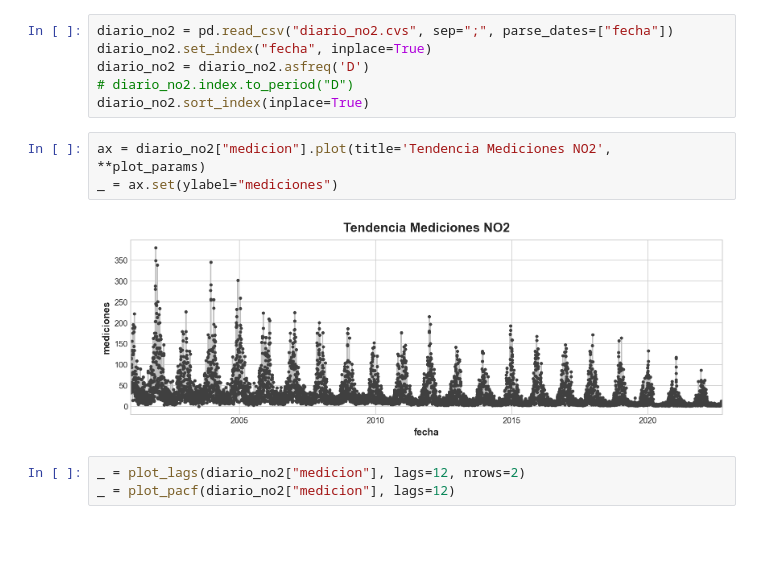
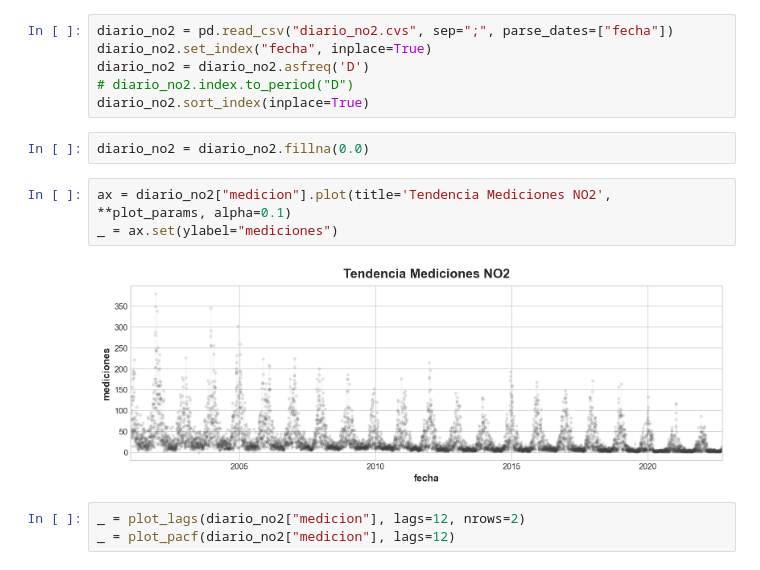
Before and after one commit to SgtSteiner/calidad-del-aire, a Jupyter notebook: calidad_aire_eda.ipynb, the cells around one changed output. Saved outputs shown, nothing was run; the diff lists cells and outputs as text; blank space fills up the shorter version.

```diff
--- a/calidad_aire_eda.ipynb
+++ b/calidad_aire_eda.ipynb
@@ -644,11 +668,13 @@ diario_no2.set_index("fecha", inplace=True)
 diario_no2 = diario_no2.asfreq('D')
 # diario_no2.index.to_period("D")
 diario_no2.sort_index(inplace=True)
+# %%
+diario_no2 = diario_no2.fillna(0.0)
 # %%
-ax = diario_no2["medicion"].plot(title='Tendencia Mediciones NO2', **plot_params)
+ax = diario_no2["medicion"].plot(title='Tendencia Mediciones NO2', **plot_params, alpha=0.1)
 _ = ax.set(ylabel="mediciones")
 # %% [output]
-[figure, old version]
+[figure, new version]
 # %%
 _ = plot_lags(diario_no2["medicion"], lags=12, nrows=2)
 _ = plot_pacf(diario_no2["medicion"], lags=12)
```
Also changed, not shown: parts of 7 cells of this notebook.
